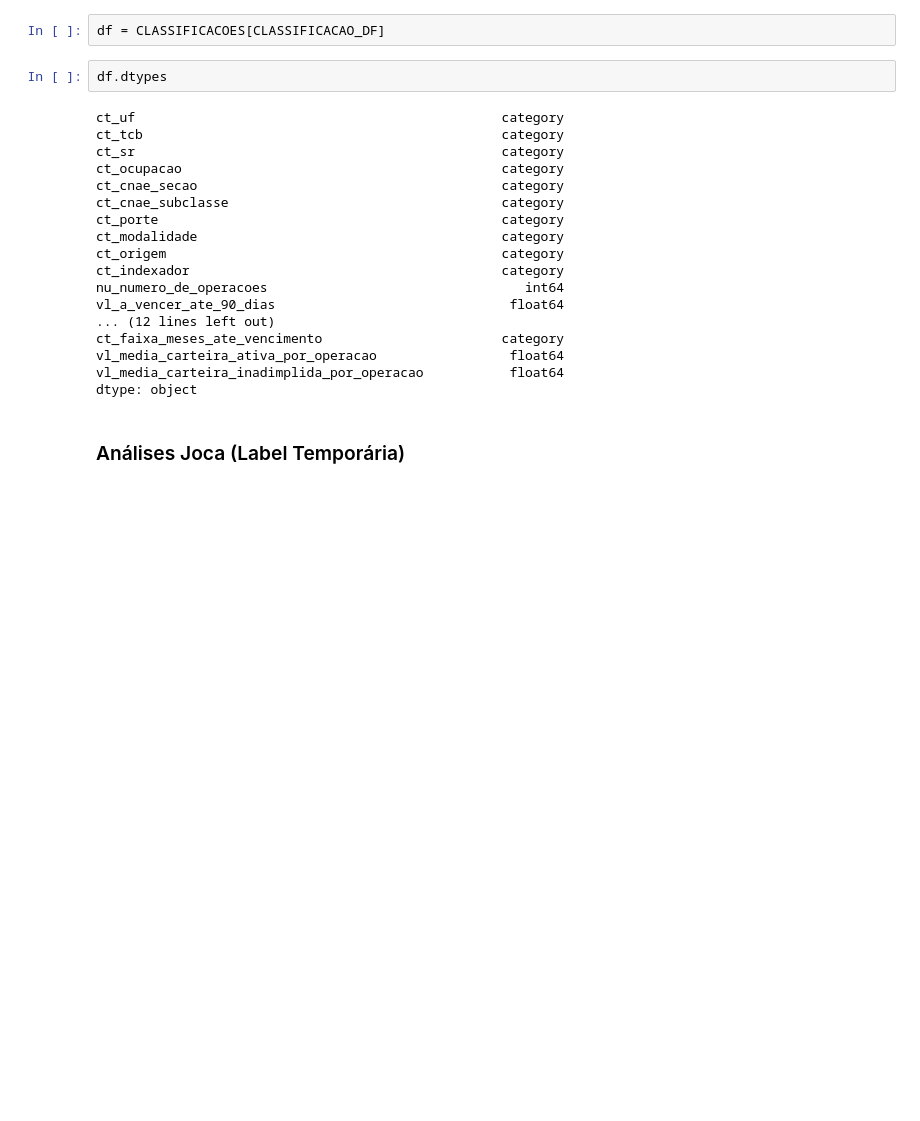
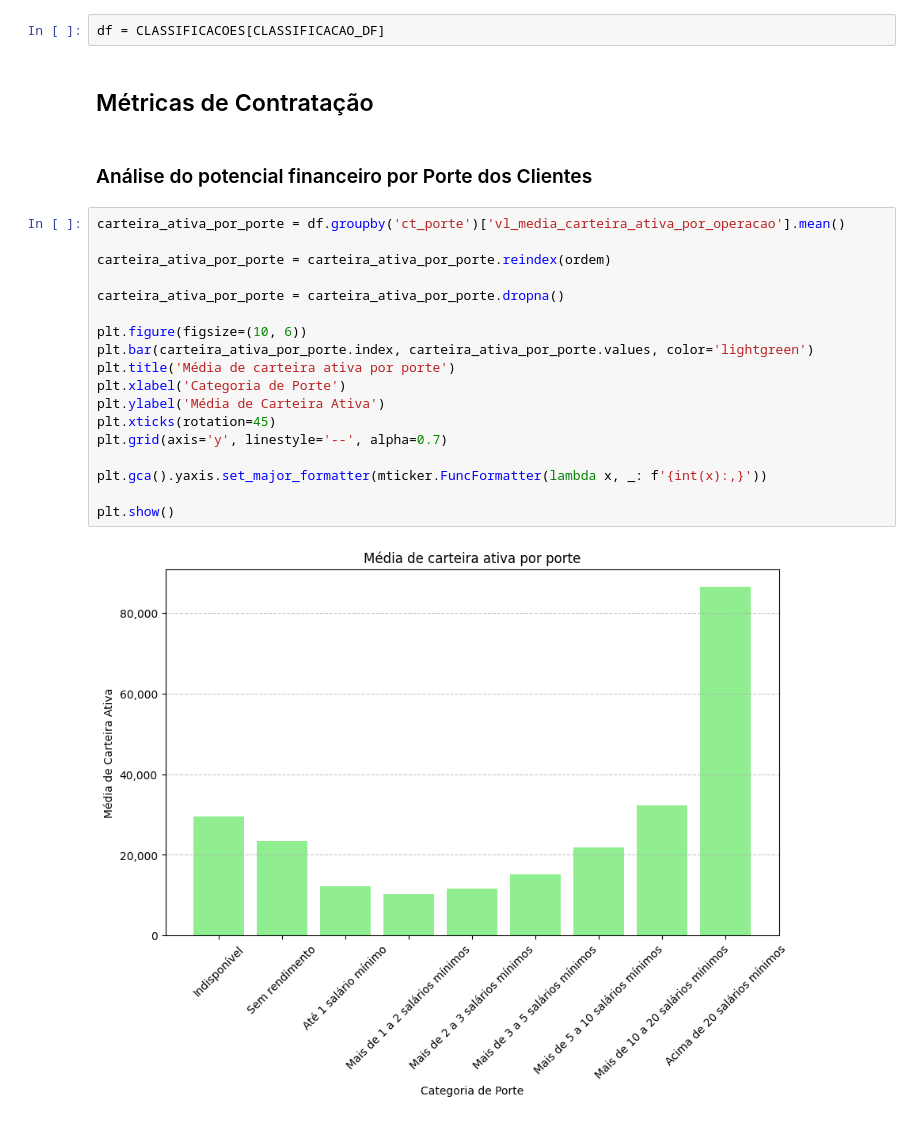
Before and after one commit to AutoProvision/market-analysis.notebook, a Jupyter notebook: analysis.ipynb, the cells around one changed output. Saved outputs shown, nothing was run; the diff lists cells and outputs as text; blank space fills up the shorter version.

Commit message:
organização e definição dos principais gráficos no notebook da análise

```diff
--- a/analysis.ipynb
+++ b/analysis.ipynb
@@ -26,25 +26,27 @@ CLASSIFICACOES = {
 }
 # %%
 df = CLASSIFICACOES[CLASSIFICACAO_DF]
-# %%
-df.dtypes
-# %% [output]
-ct_uf                                               category
-ct_tcb                                              category
-ct_sr                                               category
-ct_ocupacao                                         category
-ct_cnae_secao                                       category
-ct_cnae_subclasse                                   category
-ct_porte                                            category
-ct_modalidade                                       category
-ct_origem                                           category
-ct_indexador                                        category
-nu_numero_de_operacoes                                 int64
-vl_a_vencer_ate_90_dias                              float64
-... (12 lines left out)
-ct_faixa_meses_ate_vencimento                       category
-vl_media_carteira_ativa_por_operacao                 float64
-vl_media_carteira_inadimplida_por_operacao           float64
-dtype: object
-# %% [markdown]
-### Análises Joca (Label Temporária)
+# %% [markdown]
+## Métricas de Contratação
+# %% [markdown]
+### Análise do potencial financeiro por Porte dos Clientes
+# %%
+carteira_ativa_por_porte = df.groupby('ct_porte')['vl_media_carteira_ativa_por_operacao'].mean()
+
+carteira_ativa_por_porte = carteira_ativa_por_porte.reindex(ordem)
+
+carteira_ativa_por_porte = carteira_ativa_por_porte.dropna()
+
+plt.figure(figsize=(10, 6))
+plt.bar(carteira_ativa_por_porte.index, carteira_ativa_por_porte.values, color='lightgreen')
+plt.title('Média de carteira ativa por porte')
+plt.xlabel('Categoria de Porte')
+plt.ylabel('Média de Carteira Ativa')
+plt.xticks(rotation=45)
+plt.grid(axis='y', linestyle='--', alpha=0.7)
+
+plt.gca().yaxis.set_major_formatter(mticker.FuncFormatter(lambda x, _: f'{int(x):,}'))
+
+plt.show()
+# %% [output]
+[figure, added]
```
Also changed, not shown: parts of 20 cells of this notebook, 1 other file.
